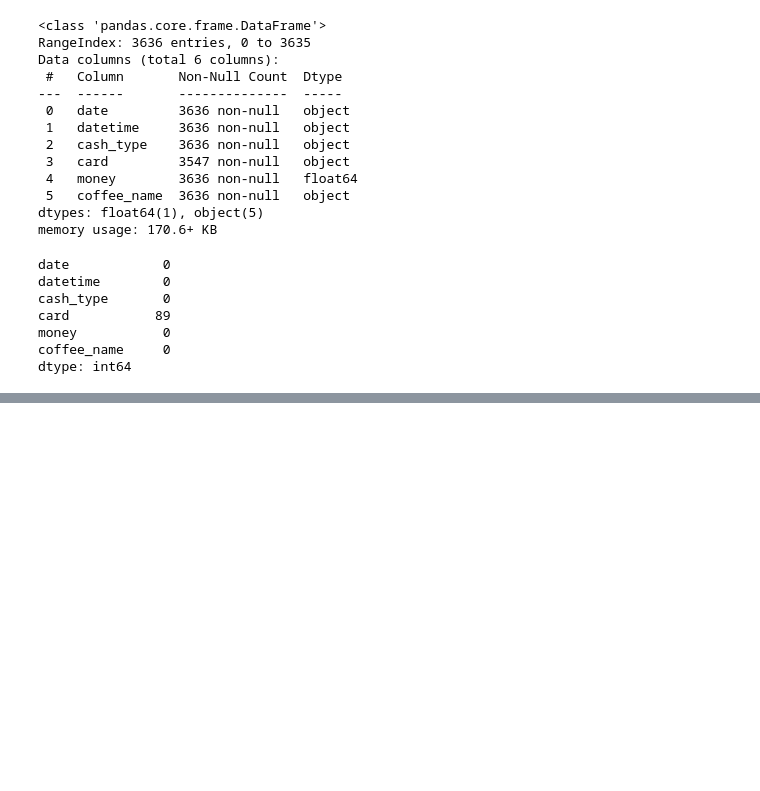
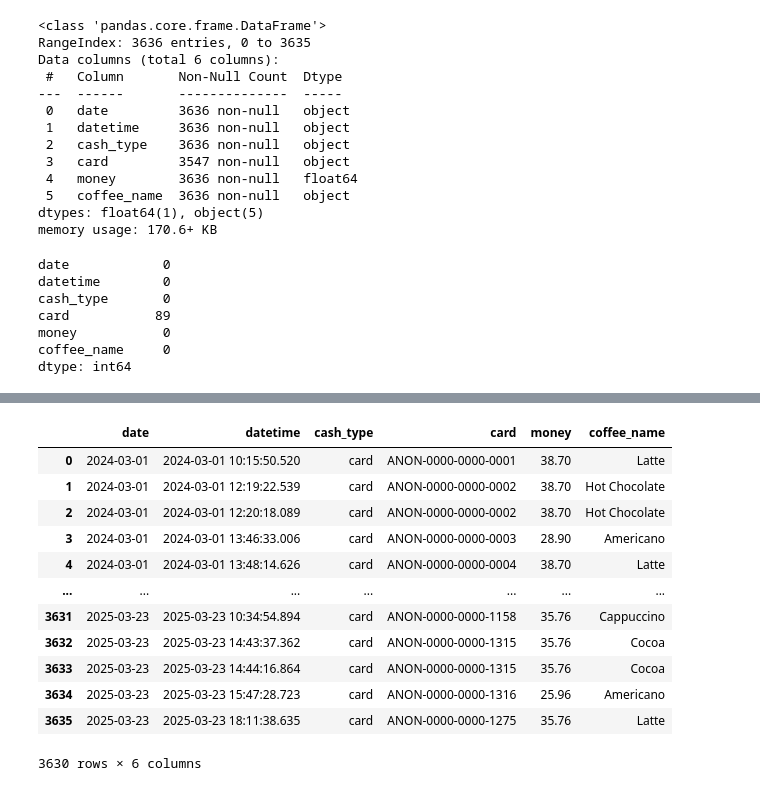
Before and after one commit to Haerulanwar05/Zero-To-ML-Engineer, a Jupyter notebook: Pandas/handling_null_values.ipynb, the cells around one changed output, grey strips where cells are left out. Cells and saved outputs as stored; diff of their text form; code cells hidden in the pictures; blank space fills up the shorter version.

```diff
--- a/Pandas/handling_null_values.ipynb
+++ b/Pandas/handling_null_values.ipynb
@@ -264,0 +280,3 @@ df_coffee[df_coffee['card'] == "CASH_PAYMENT"]
+# %%
+# mengganti nilai NaN di kolom card dengan "CASH_PAYMENT"
+df_coffee['card'] = df_coffee['card'].fillna("CASH_PAYMENT")
@@ -264,0 +299,3 @@ df_coffee[df_coffee['card'] == "CASH_PAYMENT"]
+# %%
+# untuk kolom coffee_name, Jika nama kopinya hilang, data itu harus dibuang karena kita tidak tahu stok apa yang berkurang.
+df_coffee.dropna(subset='coffee_name',inplace=True)
@@ -264,0 +312,18 @@ df_coffee[df_coffee['card'] == "CASH_PAYMENT"]
+# %%
+df_coffee['money'] = df_coffee['money'].interpolate()
+# %%
+df_coffee
+# %% [output]
+|  | date | datetime | cash_type | card | money | coffee_name |
+| 0 | 2024-03-01 | 2024-03-01 10:15:50.520 | card | ANON-0000-0000-0001 | 38.70 | Latte |
+| 1 | 2024-03-01 | 2024-03-01 12:19:22.539 | card | ANON-0000-0000-0002 | 38.70 | Hot Chocolate |
+| 2 | 2024-03-01 | 2024-03-01 12:20:18.089 | card | ANON-0000-0000-0002 | 38.70 | Hot Chocolate |
+| 3 | 2024-03-01 | 2024-03-01 13:46:33.006 | card | ANON-0000-0000-0003 | 28.90 | Americano |
+| 4 | 2024-03-01 | 2024-03-01 13:48:14.626 | card | ANON-0000-0000-0004 | 38.70 | Latte |
+| ... | ... | ... | ... | ... | ... | ... |
+| 3631 | 2025-03-23 | 2025-03-23 10:34:54.894 | card | ANON-0000-0000-1158 | 35.76 | Cappuccino |
+| 3632 | 2025-03-23 | 2025-03-23 14:43:37.362 | card | ANON-0000-0000-1315 | 35.76 | Cocoa |
+| 3633 | 2025-03-23 | 2025-03-23 14:44:16.864 | card | ANON-0000-0000-1315 | 35.76 | Cocoa |
+| 3634 | 2025-03-23 | 2025-03-23 15:47:28.723 | card | ANON-0000-0000-1316 | 25.96 | Americano |
+| 3635 | 2025-03-23 | 2025-03-23 18:11:38.635 | card | ANON-0000-0000-1275 | 35.76 | Latte |
+3630 rows × 6 columns
```
Also changed, not shown: parts of 7 cells of this notebook.
